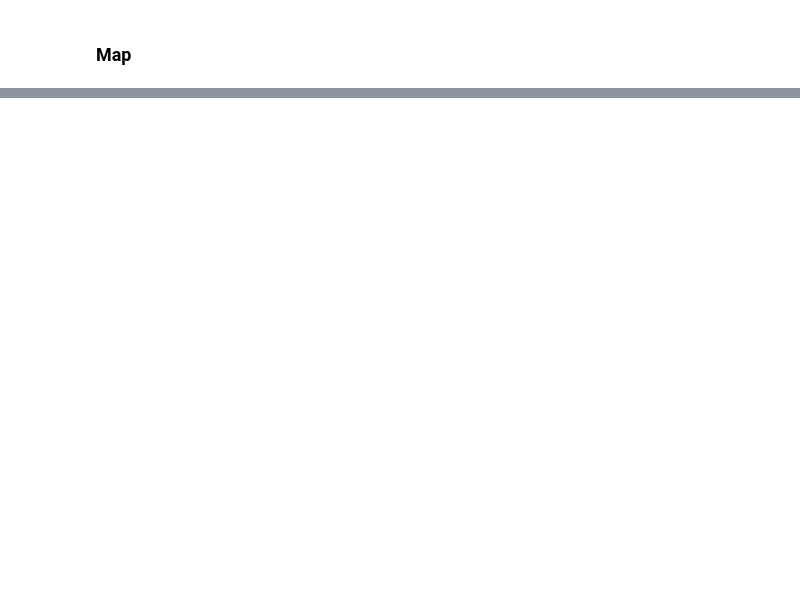
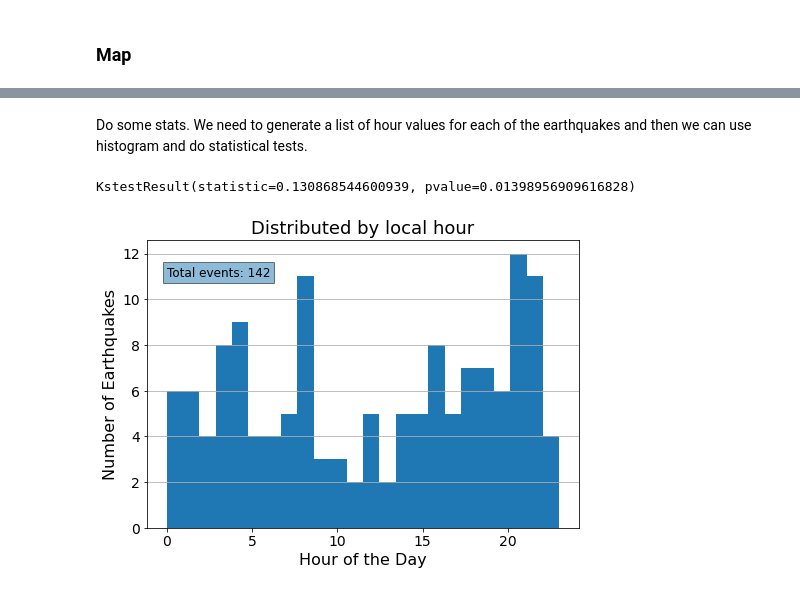
Before and after one commit to peterwbryant/earthquake-info, a Jupyter notebook: earthquakePlot.ipynb, the cells around one changed output, grey strips where cells are left out. Drawn from its saved outputs; the diff is of its cells as text; code cells hidden in the pictures; blank space fills up the shorter version.

```diff
--- a/earthquakePlot.ipynb
+++ b/earthquakePlot.ipynb
@@ -92,0 +121,19 @@ Text(535000.0, 610000.0, 'Lindsborg')
+# %% [markdown]
+Do some stats.  We need to generate a list of hour values for each of the earthquakes and then we can use histogram and do statistical tests.
+# %%
+hour_distribution = np.asarray([x.hour for x in hist_df.index])
+
+fig = plt.figure()
+ax = fig.add_axes([0,0,1,1])
+n, bins, _ = plt.hist(hour_distribution, bins=24)
+ax.set_ylabel('Number of Earthquakes', size=16)
+ax.set_xlabel('Hour of the Day', size=16)
+ax.tick_params(axis='both', labelsize=14)
+ax.grid(axis='y')
+ax.set_title('Distributed by local hour', size=18)
+plt.text(0, max(n)-1, 'Total events: '+str(len(hour_distribution)), bbox=dict(alpha=0.5), size=12)
+
+ss.kstest(hour_distribution, ss.randint.cdf, args=(0,24))
+# %% [output]
+KstestResult(statistic=0.130868544600939, pvalue=0.01398956909616828)
+[figure, added]
```
Also changed, not shown: parts of 16 cells of this notebook.
